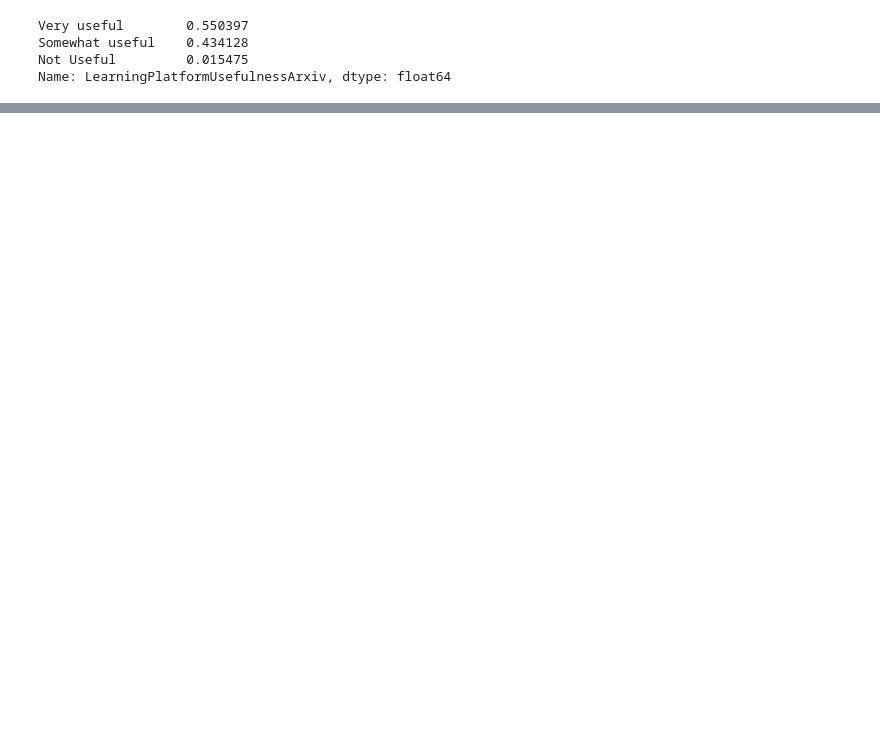
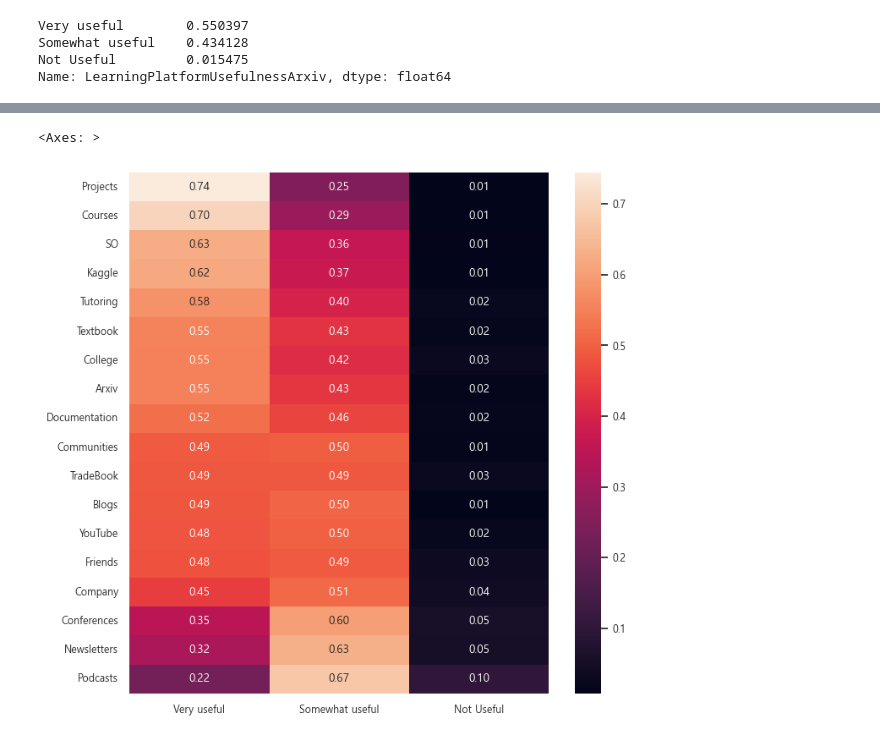
Before and after one commit to byulrim/KaggleExercise, a Jupyter notebook: kaggle_survey_2017_02.ipynb, the cells around one changed output, grey strips where cells are left out. Cells and saved outputs as stored; diff of their text form; code cells hidden in the pictures; blank space fills up the shorter version.

```diff
--- a/kaggle_survey_2017_02.ipynb
+++ b/kaggle_survey_2017_02.ipynb
@@ -447,0 +350,11 @@ YouTube
+# %%
+usefulness_rate_dict = {}
+for usefulness in usefulness_list:
+    temp = mca[usefulness].value_counts(normalize=True)
+    usefulness_rate_dict[usefulness[len("LearningPlatformUsefulness"):]] = temp
+
+for k, v in usefulness_rate_dict.items():
+    print (k, v, sep="\n", end="\n\n")
+# %%
+usefulness_rate_df = pd.DataFrame(usefulness_rate_dict).transpose().sort_values("Very useful", ascending=False).sort_index(axis=1, ascending=False)
+usefulness_rate_df.head()
@@ -447,0 +368,6 @@ YouTube
+# %%
+plt.figure(figsize=(8, 8))
+sns.heatmap(usefulness_rate_df, annot=True, fmt=".2f")
+# %% [output]
+<Axes: >
+[figure, added]
```
Also changed, not shown: parts of 14 cells of this notebook.
